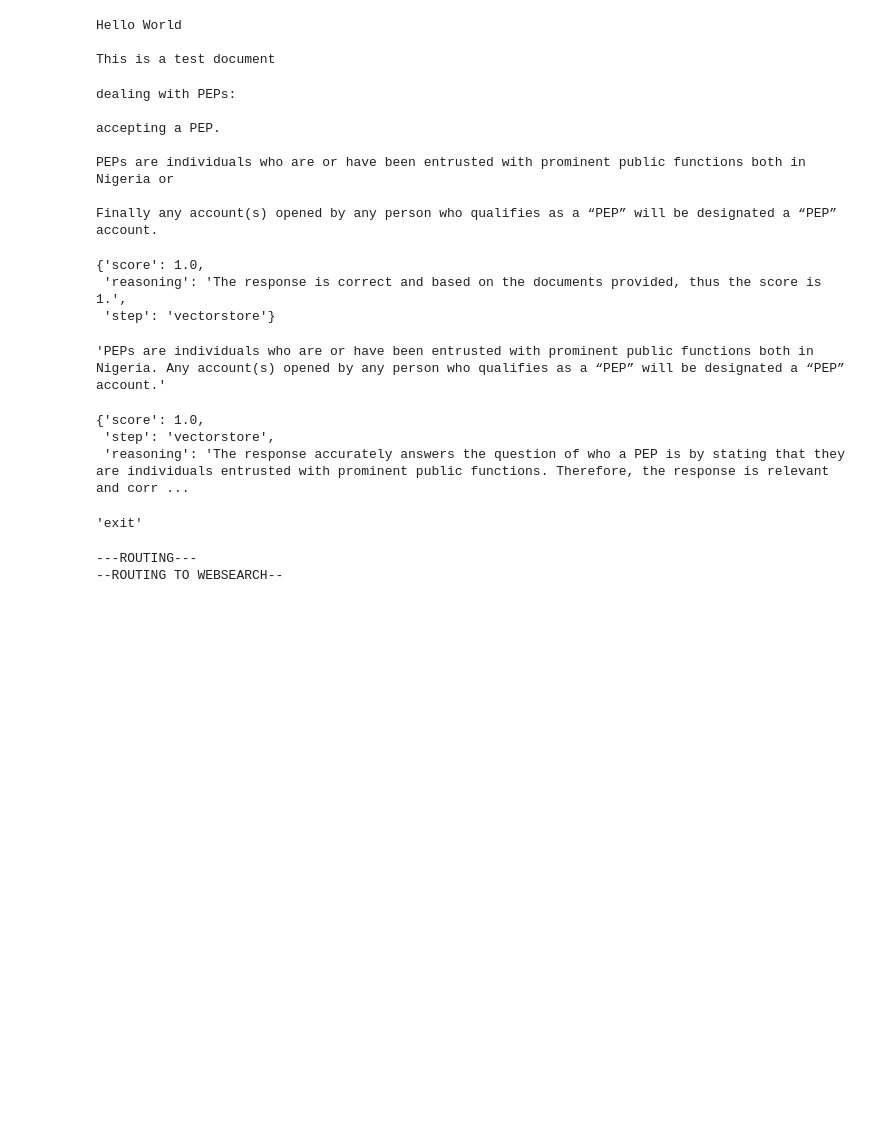
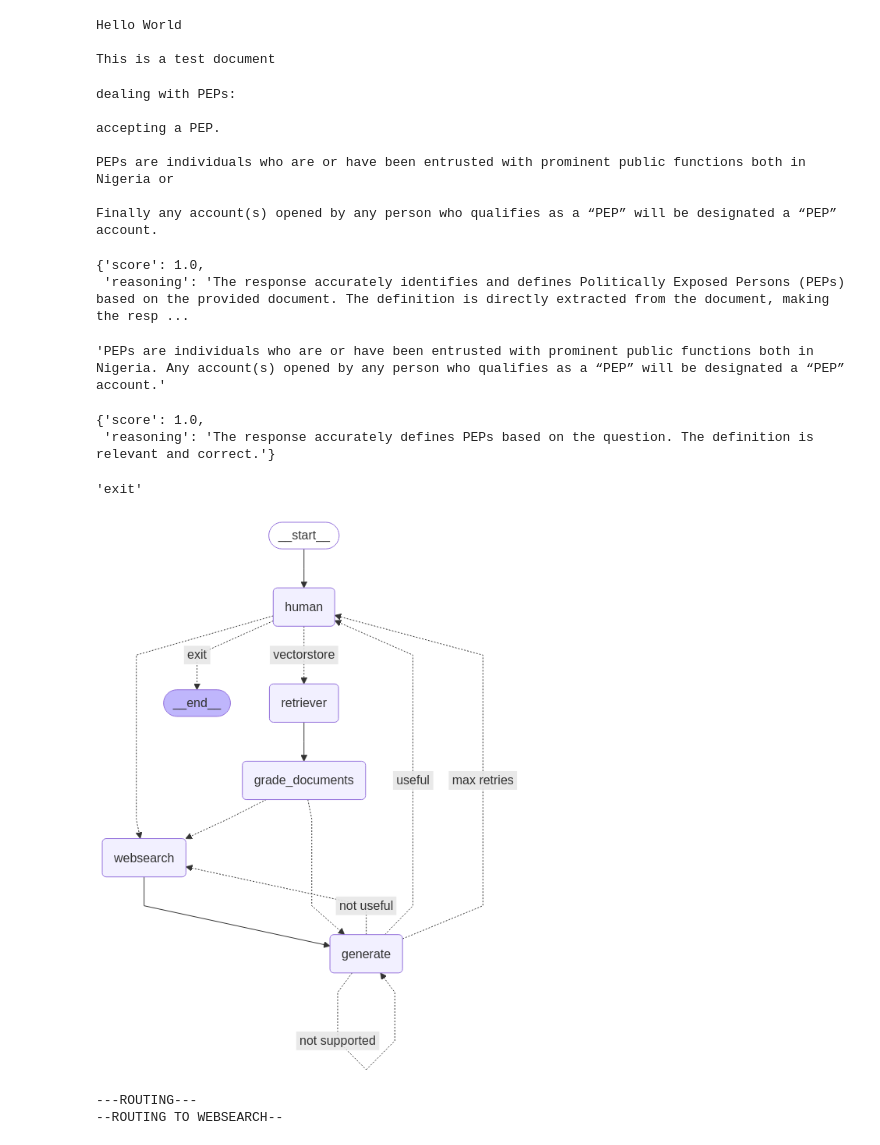
Before and after one commit to yickysan/google-genai, a Jupyter notebook: playground.ipynb, the cells around one changed output. Cells and saved outputs as stored; diff of their text form; code cells hidden in the pictures; blank space fills up the shorter version.

```diff
--- a/playground.ipynb
+++ b/playground.ipynb
@@ -134,7 +153,7 @@ route_prompt = """You are a router to route to the audit assistant, vectorstore
                    For current events and any other question, use the websearch
                    Return the step to route to as a json object with the key 'step'"""
 # %%
-response = llm_json.invoke(
+response = llm_score.invoke(
     [SystemMessage(route_prompt),
     HumanMessage("What is audit?")
     ]
@@ -180,7 +194,7 @@ documents = retriever("Who is a PEP?")
 
 for document in documents:
 
-    response = llm_json.invoke(
+    response = llm_score.invoke(
         [SystemMessage(document_grader_instructions),
         HumanMessage(document_grader_prompt.format(document=document.page_content, question=question))
         ]
@@ -188,5 +202,4 @@ for document in documents:
 
     # print(parse_json(response.content))
     print(response)
-    break
 # %% [output]
@@ -262,7 +280,7 @@ return a json object with the key 'score' and the value 1 or 0 based on the resp
 to indicate if the response is relevant to the documents provided.
 return a key 'reasoning' with the value of your reasoning for the score given."""
 
-hallucination_score = llm_json.invoke(
+hallucination_score = llm_score.invoke(
     [SystemMessage(hallucination_instructions),
     HumanMessage(hallucination_prompt.format(context=format_docs(documents), response=response.content))
     ]
@@ -271,8 +289,7 @@ hallucination_score = llm_json.invoke(
 hallucination_score
 # %% [output]
 {'score': 1.0,
- 'reasoning': 'The response is correct and based on the documents provided, thus the score is 1.',
- 'step': 'vectorstore'}
+ 'reasoning': 'The response accurately identifies and defines Politically Exposed Persons (PEPs) based on the provided document. The definition is directly extracted from the document, making the resp ...
 # %%
 response.content
 # %% [output]
@@ -295,7 +312,7 @@ return a json object with the key 'score' and the value 1 or 0 based on the resp
 to indicate if the response is relevant to the question asked.
 return a key 'reasoning' with the value of your reasoning for the score given."""
 
-response_score = llm_json.invoke(
+response_score = llm_score.invoke(
     [SystemMessage(response_instructions),
     HumanMessage(response_prompt.format(question=question, response=response.content))
     ]
@@ -303,8 +320,7 @@ response_score = llm_json.invoke(
 response_score
 # %% [output]
 {'score': 1.0,
- 'step': 'vectorstore',
- 'reasoning': 'The response accurately answers the question of who a PEP is by stating that they are individuals entrusted with prominent public functions. Therefore, the response is relevant and corr ...
+ 'reasoning': 'The response accurately defines PEPs based on the question. The definition is relevant and correct.'}
 # %%
 my_list = [[]]
 # %%
@@ -598,7 +614,9 @@ graph_builder.add_conditional_edges("grade_documents", decide_to_generate,
 
 chat_graph = graph_builder.compile()
 # %%
-# display(Image(chat_graph.get_graph().draw_mermaid_png()))
+display(Image(chat_graph.get_graph().draw_mermaid_png()))
+# %% [output]
+[figure, added]
 # %%
 router({"question": "what is audit?"})
 # %% [output]
```
Also changed, not shown: parts of 12 cells of this notebook, 8 other files.
